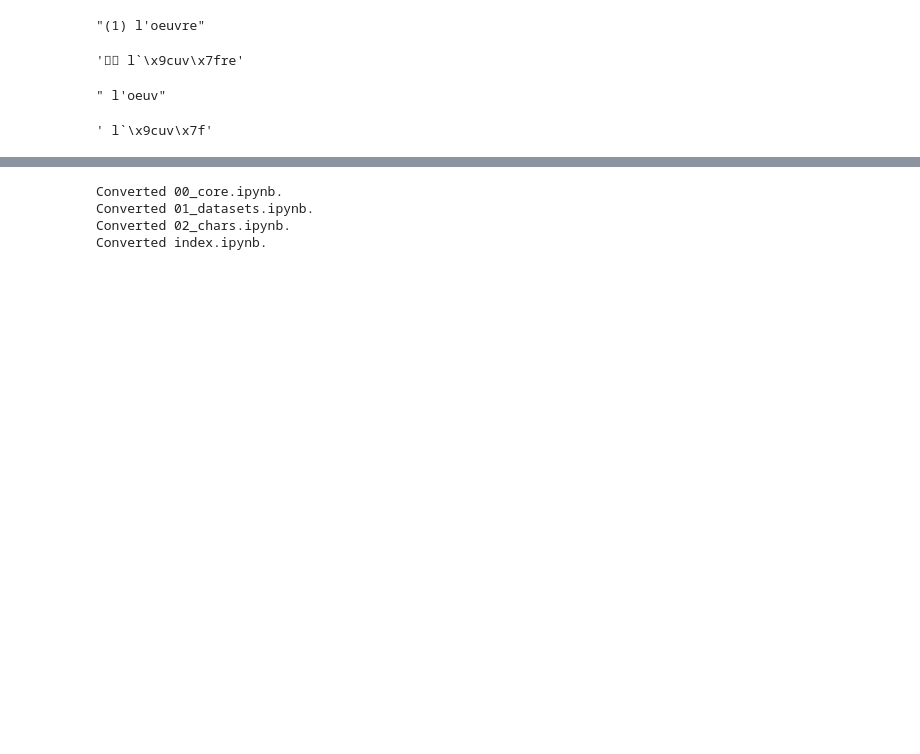
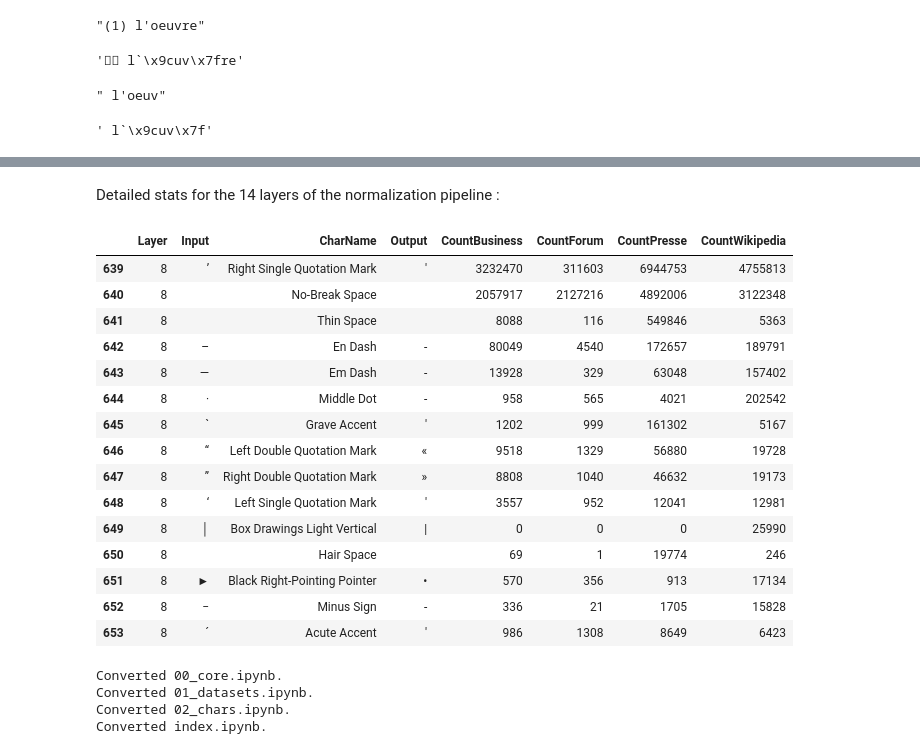
Before and after one commit to laurentprudhon/frenchtext, a Jupyter notebook: 02_chars.ipynb, the cells around one changed output, grey strips where cells are left out. Cells and saved outputs as stored; diff of their text form; code cells hidden in the pictures; blank space fills up the shorter version.

```diff
--- a/02_chars.ipynb
+++ b/02_chars.ipynb
@@ -1186,3 +1302,26 @@ result.input[result.mapOutputIndexToInput(3):result.mapOutputIndexToInput(10)]
+# %% [markdown]
+Detailed stats for the 14 layers of the normalization pipeline :
+# %%
+layersstats = pd.read_csv(chardatadir / "stats" / "normalization.stats.csv")
+layer=8
+layersstats[layersstats["Layer"]==layer][["Layer","Input","CharName","Output","CountBusiness","CountForum","CountPresse","CountWikipedia"]].head(15)
+# %% [output]
+|  | Layer | Input | CharName | Output | CountBusiness | CountForum | CountPresse | CountWikipedia |
+| 639 | 8 | ’ | Right Single Quotation Mark | ' | 3232470 | 311603 | 6944753 | 4755813 |
+| 640 | 8 |  | No-Break Space |  | 2057917 | 2127216 | 4892006 | 3122348 |
+| 641 | 8 |  | Thin Space |  | 8088 | 116 | 549846 | 5363 |
+| 642 | 8 | – | En Dash | - | 80049 | 4540 | 172657 | 189791 |
+| 643 | 8 | — | Em Dash | - | 13928 | 329 | 63048 | 157402 |
+| 644 | 8 | · | Middle Dot | - | 958 | 565 | 4021 | 202542 |
+| 645 | 8 | ` | Grave Accent | ' | 1202 | 999 | 161302 | 5167 |
+| 646 | 8 | “ | Left Double Quotation Mark | « | 9518 | 1329 | 56880 | 19728 |
+| 647 | 8 | ” | Right Double Quotation Mark | » | 8808 | 1040 | 46632 | 19173 |
+| 648 | 8 | ‘ | Left Single Quotation Mark | ' | 3557 | 952 | 12041 | 12981 |
+| 649 | 8 | │ | Box Drawings Light Vertical | | | 0 | 0 | 0 | 25990 |
+| 650 | 8 |  | Hair Space |  | 69 | 1 | 19774 | 246 |
+| 651 | 8 | ► | Black Right-Pointing Pointer | • | 570 | 356 | 913 | 17134 |
+| 652 | 8 | − | Minus Sign | - | 336 | 21 | 1705 | 15828 |
+| 653 | 8 | ´ | Acute Accent | ' | 986 | 1308 | 8649 | 6423 |
 # %%
 #hide
 from nbdev.export import notebook2script
```
Also changed, not shown: parts of 18 cells of this notebook, 13 other files.
